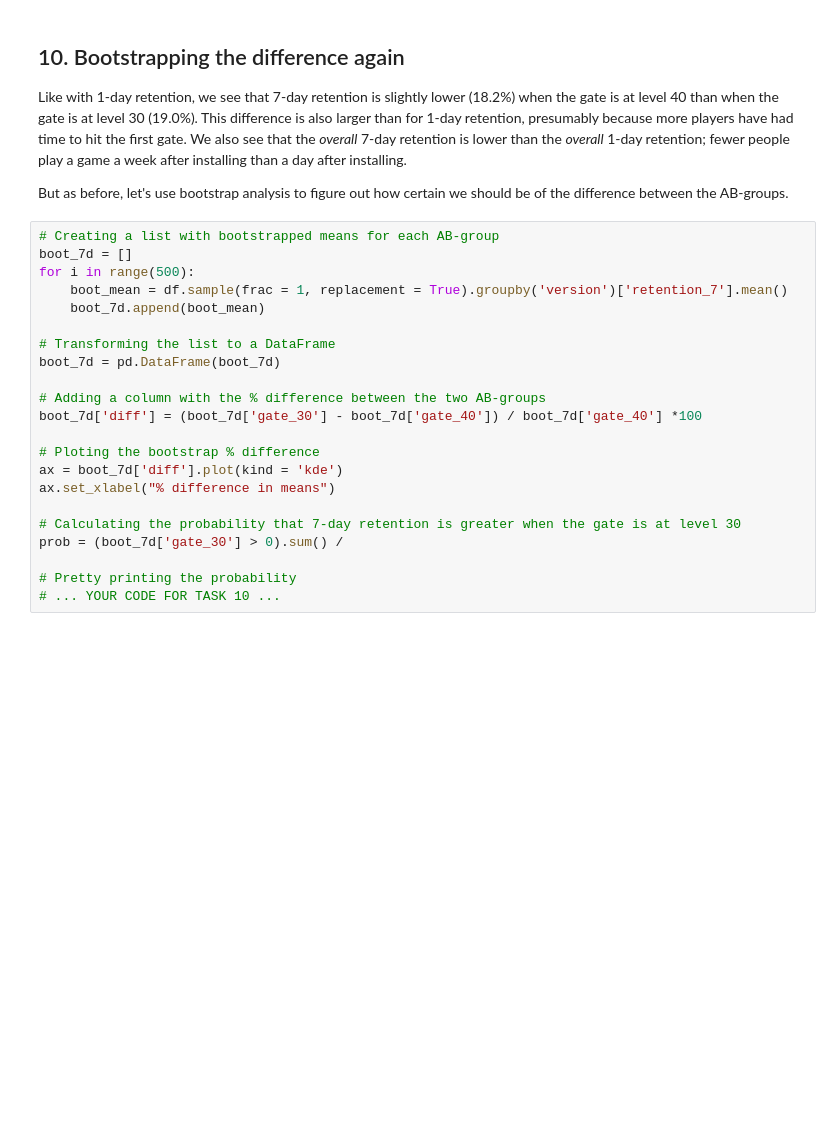
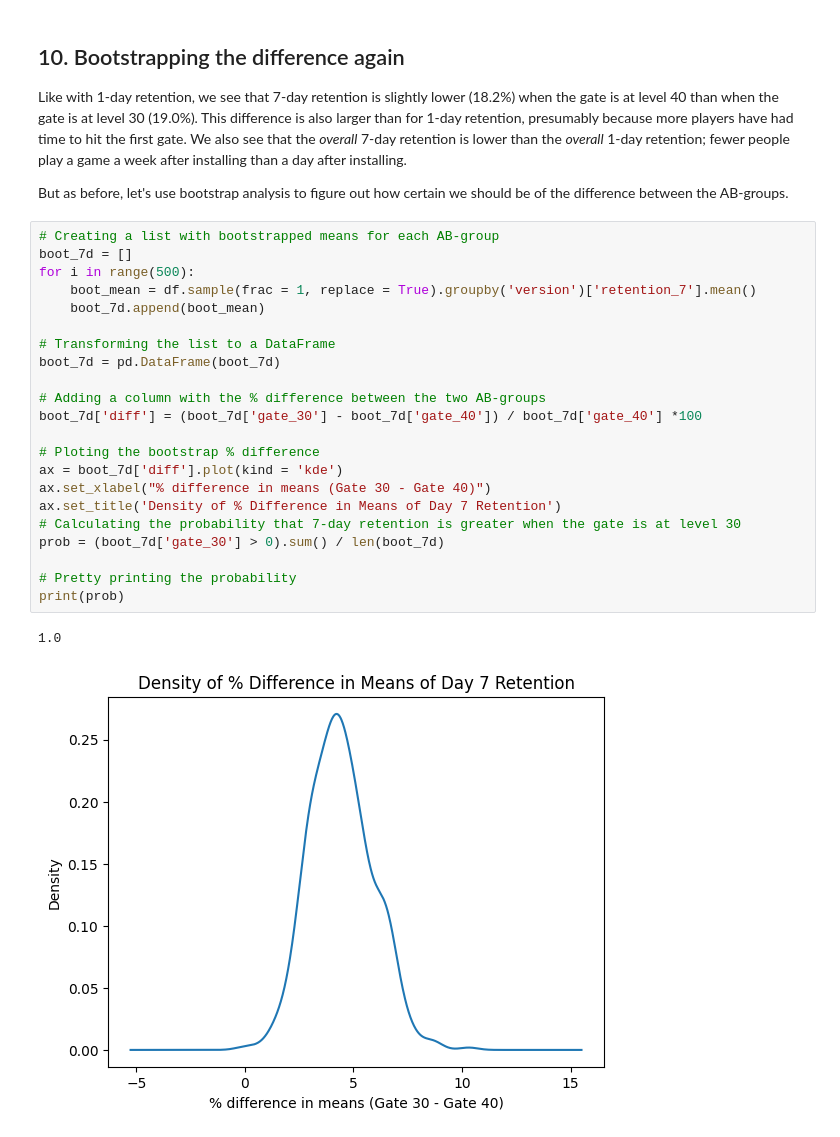
Before and after one commit to rohangodara/Mobile-Games-AB-Testing, a Jupyter notebook: notebook.ipynb, the cells around one changed output. Saved outputs shown, nothing was run; the diff lists cells and outputs as text; blank space fills up the shorter version.

```diff
--- a/notebook.ipynb
+++ b/notebook.ipynb
@@ -150,25 +153,28 @@ Name: retention_7, dtype: float64
 # %%
 # Creating a list with bootstrapped means for each AB-group
 boot_7d = []
 for i in range(500):
-    boot_mean = df.sample(frac = 1, replacement = True).groupby('version')['retention_7'].mean()
+    boot_mean = df.sample(frac = 1, replace = True).groupby('version')['retention_7'].mean()
     boot_7d.append(boot_mean)
 
 # Transforming the list to a DataFrame
 boot_7d = pd.DataFrame(boot_7d)
 
 # Adding a column with the % difference between the two AB-groups
 boot_7d['diff'] = (boot_7d['gate_30'] - boot_7d['gate_40']) / boot_7d['gate_40'] *100
 
 # Ploting the bootstrap % difference
 ax = boot_7d['diff'].plot(kind = 'kde')
-ax.set_xlabel("% difference in means")
-
+ax.set_xlabel("% difference in means (Gate 30 - Gate 40)")
+ax.set_title('Density of % Difference in Means of Day 7 Retention')
 # Calculating the probability that 7-day retention is greater when the gate is at level 30
-prob = (boot_7d['gate_30'] > 0).sum() /
+prob = (boot_7d['gate_30'] > 0).sum() / len(boot_7d)
 
 # Pretty printing the probability
-# ... YOUR CODE FOR TASK 10 ...
+print(prob)
+# %% [output]
+1.0
+[figure, added]
 # %% [markdown]
 ## 11.  The conclusion
 <p>The bootstrap result tells us that there is strong evidence that 7-day retention is higher when the gate is at level 30 than when it is at level 40. The conclusion is: If we want to keep retention high — both 1-day and 7-day retention — we should <strong>not</strong> move the gate from level 30 to level 40. There are, of course, other metrics we could look at, like the number of game rounds played or how much in-game purchases are made by the two AB-groups. But retention <em>is</em> one of the most important metrics. If we don't retain our player base, it doesn't matter how much money they spend in-game.</p>
```
Also changed, not shown: parts of 11 cells of this notebook.
